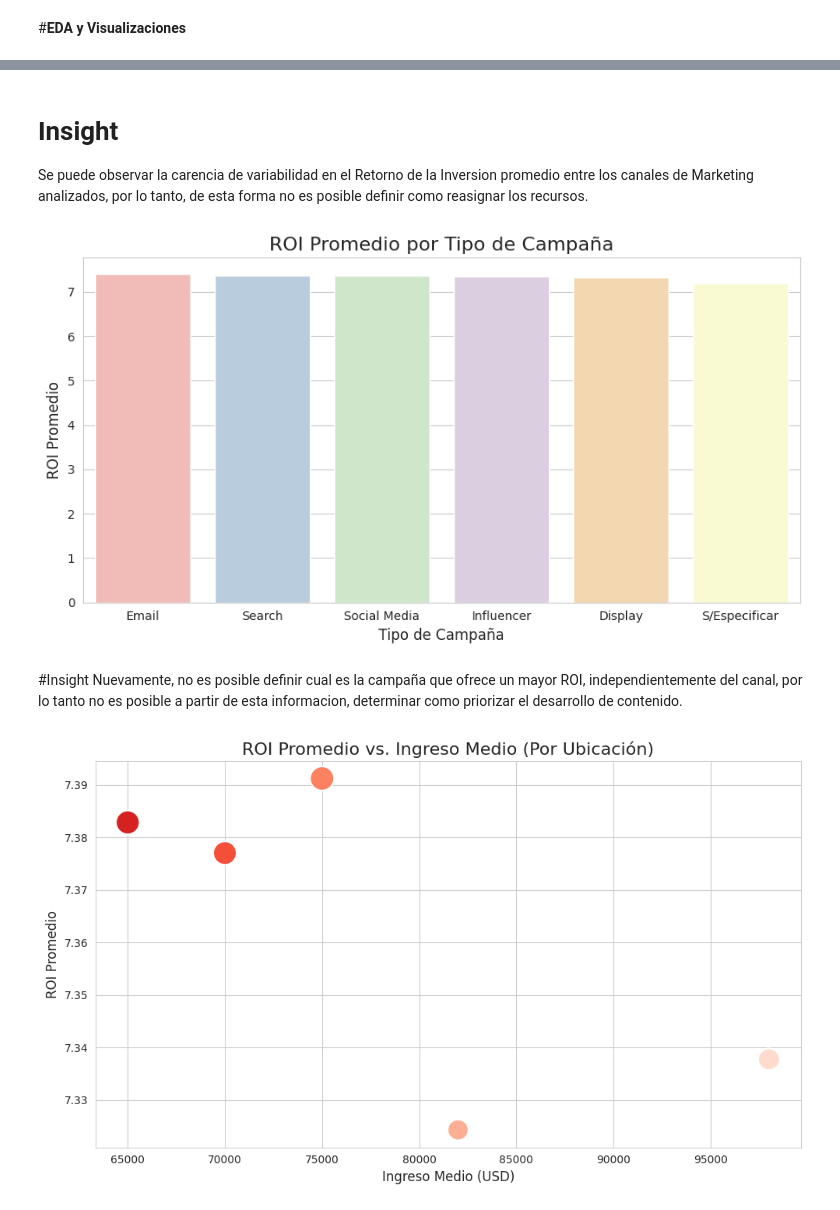
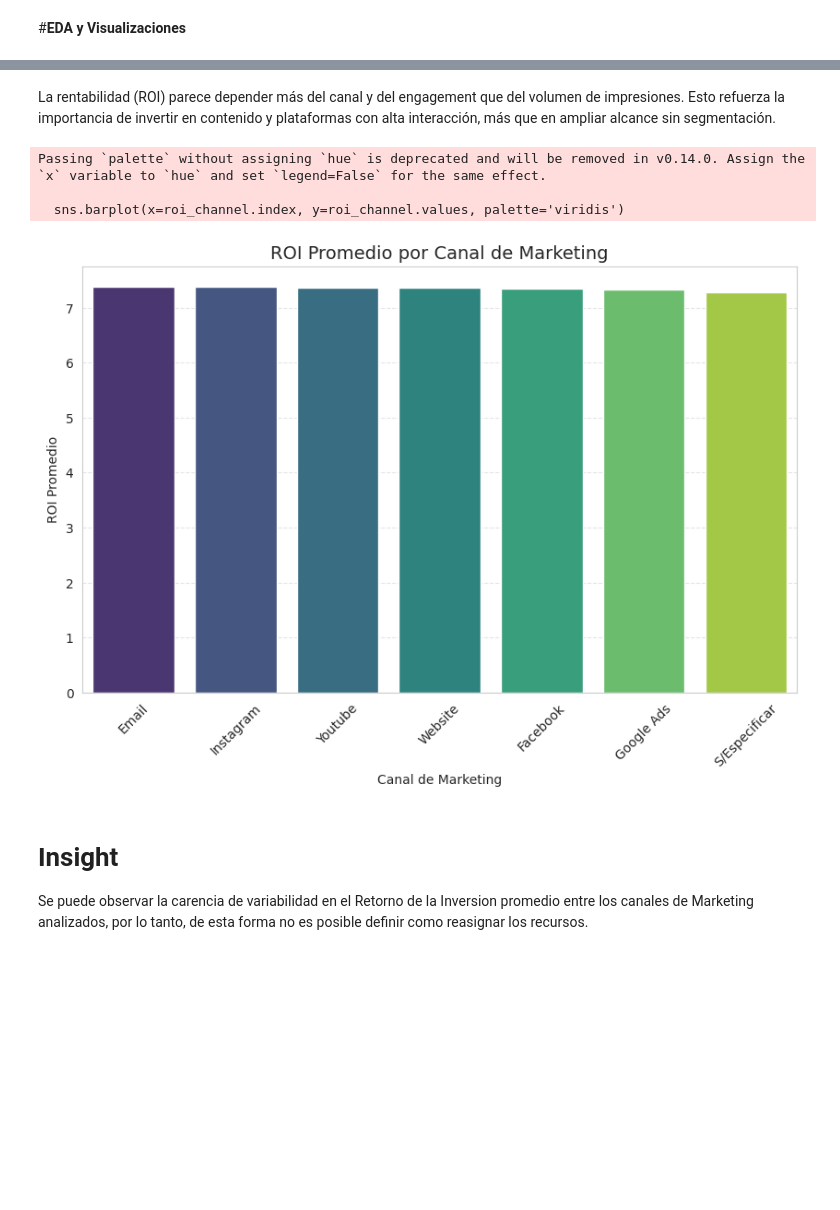
Before and after one commit to manuelagarciaregueira/Proyecto-Fata-Science-II--Manuela-Garc-a-Regueira--Mkt-Campaign, a Jupyter notebook: GarciaRegueiraManuela_mktn_campaign_DSCII.ipynb, the cells around one changed output, grey strips where cells are left out. Drawn from its saved outputs; the diff is of its cells as text; code cells hidden in the pictures; blank space fills up the shorter version.

```diff
--- a/GarciaRegueiraManuela_mktn_campaign_DSCII.ipynb
+++ b/GarciaRegueiraManuela_mktn_campaign_DSCII.ipynb
@@ -450,59 +519,26 @@ plt.show()
+# %% [markdown]
+La rentabilidad (ROI) parece depender más del canal y del engagement que del volumen de impresiones.
+Esto refuerza la importancia de invertir en contenido y plataformas con alta interacción, más que en ampliar alcance sin segmentación.
+# %%
+import matplotlib.pyplot as plt
+import seaborn as sns
+
+# Calcular ROI promedio por canal
+roi_channel = df.groupby('Channel_Used')['ROI'].mean().sort_values(ascending=False)
+
+plt.figure(figsize=(10,6))
+sns.barplot(x=roi_channel.index, y=roi_channel.values, palette='viridis')
+plt.title('ROI Promedio por Canal de Marketing', fontsize=14)
+plt.xlabel('Canal de Marketing')
+plt.ylabel('ROI Promedio')
+plt.xticks(rotation=45)
+plt.grid(axis='y', linestyle='--', alpha=0.5)
+plt.show()
+# %% [output]
+Passing `palette` without assigning `hue` is deprecated and will be removed in v0.14.0. Assign the `x` variable to `hue` and set `legend=False` for the same effect.
+
+  sns.barplot(x=roi_channel.index, y=roi_channel.values, palette='viridis')
+[figure, added]
 # %% [markdown]
 # Insight
 Se puede observar la carencia de variabilidad en el Retorno de la Inversion promedio entre los canales de Marketing analizados, por lo tanto, de esta forma no es posible definir como reasignar los recursos.
-# %%
-# Visualizacion ROI promedio por Campaign_Type
-roi_by_campaign = df_limpio.groupby('Campaign_Type')['ROI'].mean().sort_values(ascending=False).reset_index()
-
-# Gráfico de Barras Simple
-plt.figure(figsize=(9, 5))
-sns.barplot(
-    data=roi_by_campaign,
-    x='Campaign_Type',
-    y='ROI',
-    hue='Campaign_Type', # Explicitly set hue to the x variable
-    palette='Pastel1',
-    legend=False # Hide the legend as it's redundant with x-axis labels
-)
-
-# 3. Formato
-plt.title('ROI Promedio por Tipo de Campaña', fontsize=16)
-plt.xlabel('Tipo de Campaña', fontsize=12)
-plt.ylabel('ROI Promedio', fontsize=12)
-plt.xticks(rotation=0)
-plt.tight_layout()
-plt.show()
-# %% [output]
-[figure, removed]
-# %% [markdown]
-#Insight
-Nuevamente, no es posible definir cual es la campaña que ofrece un mayor ROI, independientemente del canal, por lo tanto no es posible a partir de esta informacion, determinar como priorizar el desarrollo de contenido.
-# %%
-#Visualizacion Agrupar por Ubicación para ver el Ingreso Medio y el ROI promedio
-income_roi = df_limpio.groupby('Location').agg(
-    Avg_ROI=('ROI', 'mean'),
-    Median_Income=('Median_Income_USD', 'mean')
-).reset_index().sort_values(by='Median_Income', ascending=False)
-
-
-# Visualización: Scatter Plot (Dispersión)
-plt.figure(figsize=(10, 6))
-sns.scatterplot(
-    data=income_roi,
-    x='Median_Income',
-    y='Avg_ROI',
-    size='Avg_ROI', # Usar el ROI promedio como tamaño del punto (más visual)
-    sizes=(50, 500), # Rango de tamaños
-    hue='Location', # Colorear por ubicación
-    legend=False,
-    palette='Reds'
-)
-
-# 3. Formato
-plt.title('ROI Promedio vs. Ingreso Medio (Por Ubicación)', fontsize=16)
-plt.xlabel('Ingreso Medio (USD)', fontsize=12)
-plt.ylabel('ROI Promedio', fontsize=12)
-plt.tight_layout()
-plt.show()
-# %% [output]
-[figure, removed]
```
Also changed, not shown: parts of 26 cells of this notebook, 1 other file.
